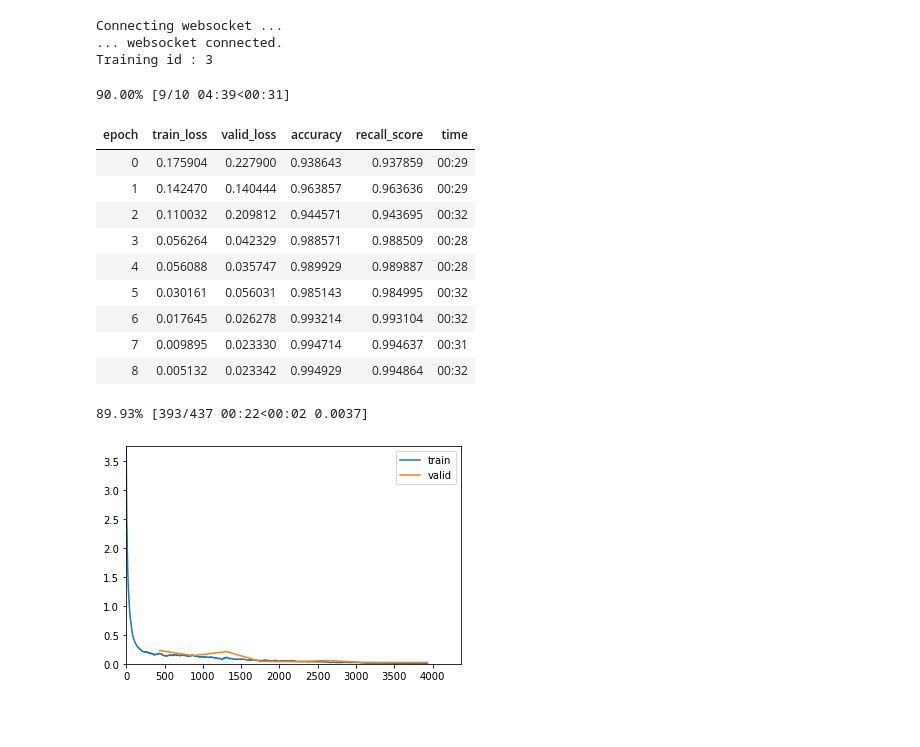
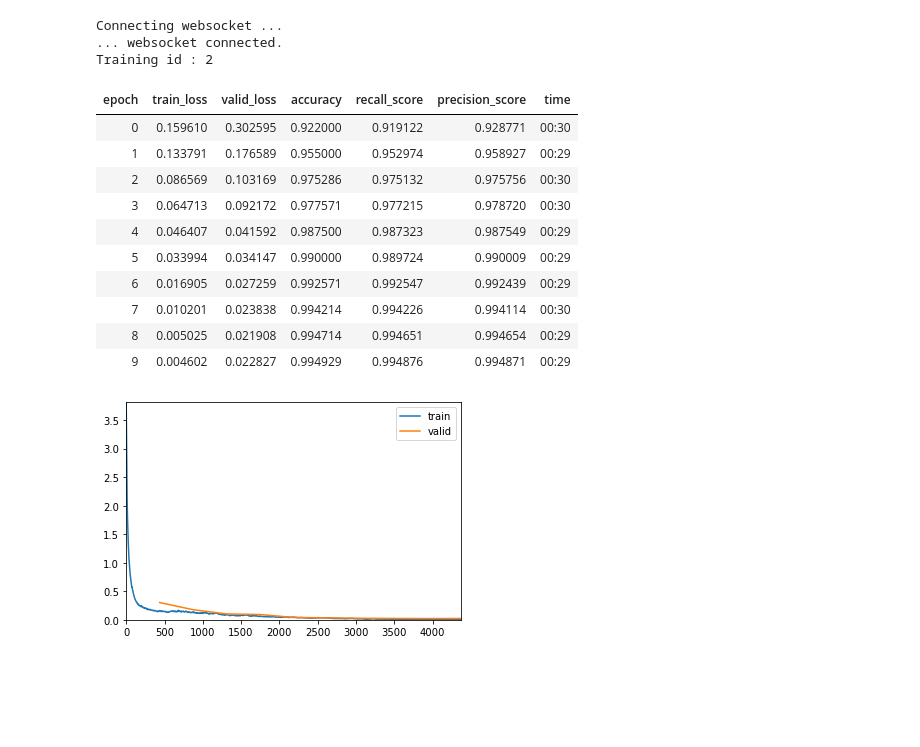
Before and after one commit to joatom/watchtrain, a Jupyter notebook: train_fastai.ipynb, the cells around one changed output. Saved outputs shown, nothing was run; the diff lists cells and outputs as text; code cells hidden in the pictures; blank space fills up the shorter version.

Commit message:
layout metric view

```diff
--- a/train_fastai.ipynb
+++ b/train_fastai.ipynb
@@ -53,26 +53,25 @@ class SimpleModel(nn.Module):
 # %%
 #learn.fit(3, lr=1e-3, cbs=[ShowGraphCallback(), WebsocketLogger('ws://maichine:8555/ws/watchtrain/producer/99879')])
 # %%
-learn = cnn_learner(dls, resnet18, pretrained = False, metrics=[accuracy, Recall(average='macro')]) #, Precision(average='macro')
+learn = cnn_learner(dls, resnet18, pretrained = False, metrics=[accuracy, Recall(average='macro'), Precision(average='macro')]) #, Precision(average='macro')
 
 learn.unfreeze
 learn.fit_one_cycle(10, lr_max = 5e-3, cbs=[ShowGraphCallback(), WebsocketLogger('ws://maichine:8555/ws/watchtrain/producer/99879')])
 # %% [output]
 Connecting websocket ...
 ... websocket connected.
-Training id : 3
+Training id : 2
-90.00% [9/10 04:39<00:31]
-| epoch | train_loss | valid_loss | accuracy | recall_score | time |
-| 0 | 0.175904 | 0.227900 | 0.938643 | 0.937859 | 00:29 |
-| 1 | 0.142470 | 0.140444 | 0.963857 | 0.963636 | 00:29 |
-| 2 | 0.110032 | 0.209812 | 0.944571 | 0.943695 | 00:32 |
-| 3 | 0.056264 | 0.042329 | 0.988571 | 0.988509 | 00:28 |
-| 4 | 0.056088 | 0.035747 | 0.989929 | 0.989887 | 00:28 |
-| 5 | 0.030161 | 0.056031 | 0.985143 | 0.984995 | 00:32 |
-| 6 | 0.017645 | 0.026278 | 0.993214 | 0.993104 | 00:32 |
-| 7 | 0.009895 | 0.023330 | 0.994714 | 0.994637 | 00:31 |
-| 8 | 0.005132 | 0.023342 | 0.994929 | 0.994864 | 00:32 |
+| epoch | train_loss | valid_loss | accuracy | recall_score | precision_score | time |
+| 0 | 0.159610 | 0.302595 | 0.922000 | 0.919122 | 0.928771 | 00:30 |
+| 1 | 0.133791 | 0.176589 | 0.955000 | 0.952974 | 0.958927 | 00:29 |
+| 2 | 0.086569 | 0.103169 | 0.975286 | 0.975132 | 0.975756 | 00:30 |
+| 3 | 0.064713 | 0.092172 | 0.977571 | 0.977215 | 0.978720 | 00:30 |
+| 4 | 0.046407 | 0.041592 | 0.987500 | 0.987323 | 0.987549 | 00:29 |
+| 5 | 0.033994 | 0.034147 | 0.990000 | 0.989724 | 0.990009 | 00:29 |
+| 6 | 0.016905 | 0.027259 | 0.992571 | 0.992547 | 0.992439 | 00:29 |
+| 7 | 0.010201 | 0.023838 | 0.994214 | 0.994226 | 0.994114 | 00:30 |
+| 8 | 0.005025 | 0.021908 | 0.994714 | 0.994651 | 0.994654 | 00:29 |
+| 9 | 0.004602 | 0.022827 | 0.994929 | 0.994876 | 0.994871 | 00:29 |
-89.93% [393/437 00:22<00:02 0.0037]
-[figure, old version]
+[figure, new version]
 # %% [markdown]
 ####
```
Also changed, not shown: parts of 1 cell of this notebook, 1 other file.
